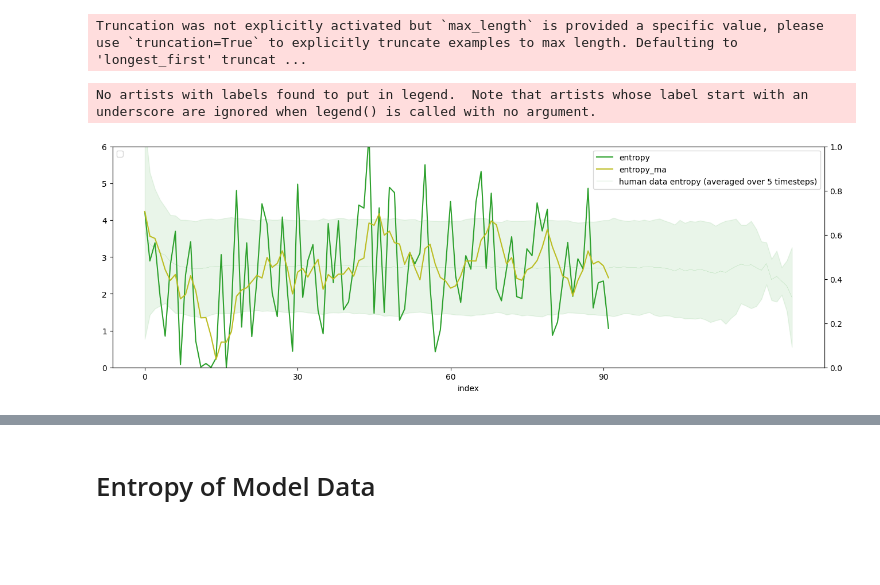
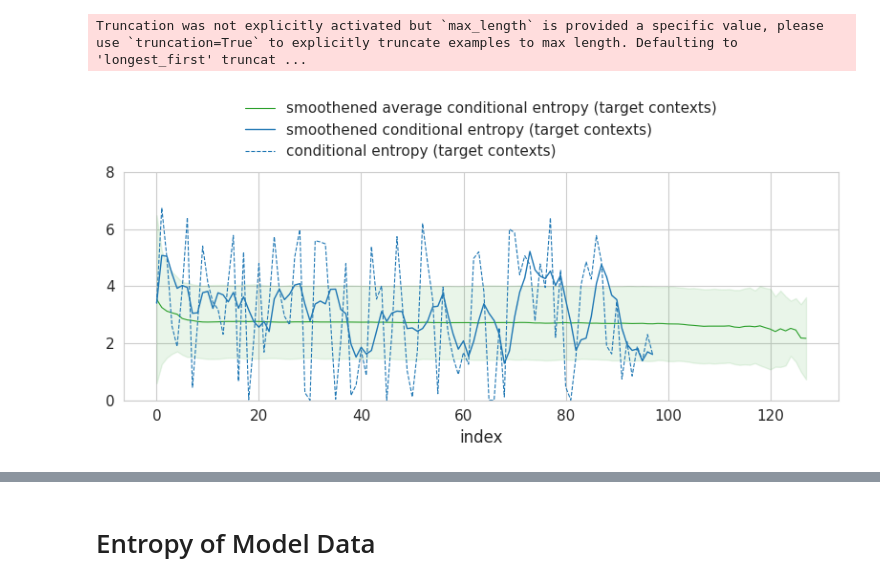
Before and after one commit to kushalarora/stable_entropy_hypothesis, a Jupyter notebook: text_completion/wiki/gpt2_wiki_prompt.ipynb, the cells around one changed output, grey strips where cells are left out. Cells and saved outputs as stored; diff of their text form; code cells hidden in the pictures; blank space fills up the shorter version.

```diff
--- a/text_completion/wiki/gpt2_wiki_prompt.ipynb
+++ b/text_completion/wiki/gpt2_wiki_prompt.ipynb
@@ -191,22 +220,15 @@ lpdh = process_datapoint(
 )
 # %% [output]
 Truncation was not explicitly activated but `max_length` is provided a specific value, please use `truncation=True` to explicitly truncate examples to max length. Defaulting to 'longest_first' truncat ...
-# %%
-fig, ax = plt.subplots(figsize=(16, 5))
-ax2 = ax.twinx()
-# lpdh.plot.bar(x='index', y='is_lrep', ax=ax2, fill=True, rot='60')
-ax2.legend(loc=2)
-
-# lpdh.plot(x="index", y='entropy', ylim=(0,8), ax=ax, color='darkgreen')
-lpdh.plot(x="index", y='entropy', ylim=(0,5), ax=ax, color='tab:green')
-lpdh.plot(x="index", y='entropy_ma', ylim=(0,5), ax=ax, color='tab:olive')
-
-ax.set_xticks(np.arange(len(lpdh['index']), step=30))
-
-plot_avg_entropies_mean_std(human_ma_entropies, ax, 'human data entropy (averaged over 5 timesteps)', color='tab:green', std_dev=1.5, linewidth=0.1)
-# %% [output]
-No artists with labels found to put in legend.  Note that artists whose label start with an underscore are ignored when legend() is called with no argument.
-[figure, removed]
+# %%
+fig, ax = plt.subplots(figsize=(8,4), tight_layout=True)
+
+plot_avg_entropies_mean_std(human_ma_entropies, 'smoothened average conditional entropy (target contexts)', ax=ax, color='tab:green', std_dev=1.5, linewidth=0.8)
+lpdh.plot(x="index", y='entropy_ma', ylim=(0,8), ax=ax, color='tab:blue', linewidth=1.0, label="smoothened conditional entropy (target contexts)")
+lpdh.plot(x="index", y='entropy', ylim=(0,8), ax=ax, color='tab:blue', linewidth=0.8, label="conditional entropy (target contexts)", linestyle='dashed')
+sns.move_legend(ax, "lower center", bbox_to_anchor=(.5, 1), ncol=1, title=None, frameon=False)
+# %% [output]
+[figure, added]
 # %%
 fig, ax = plt.subplots(figsize=(16, 5))
 # lpdh.plot.bar(x='index', y='is_lrep', ax=ax2, fill=True, rot='60')
```
Also changed, not shown: parts of 12 cells of this notebook, 1 other file.
